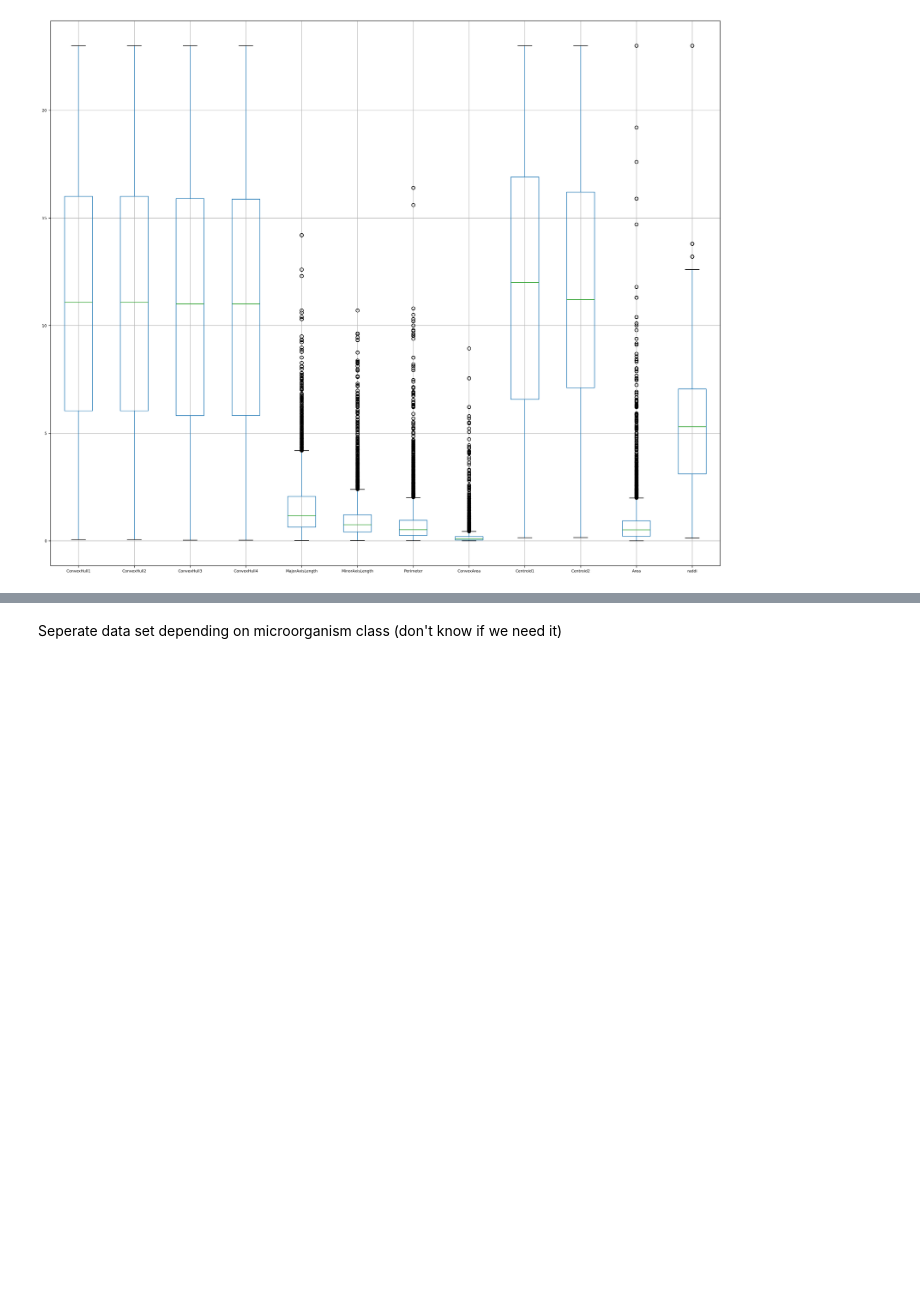
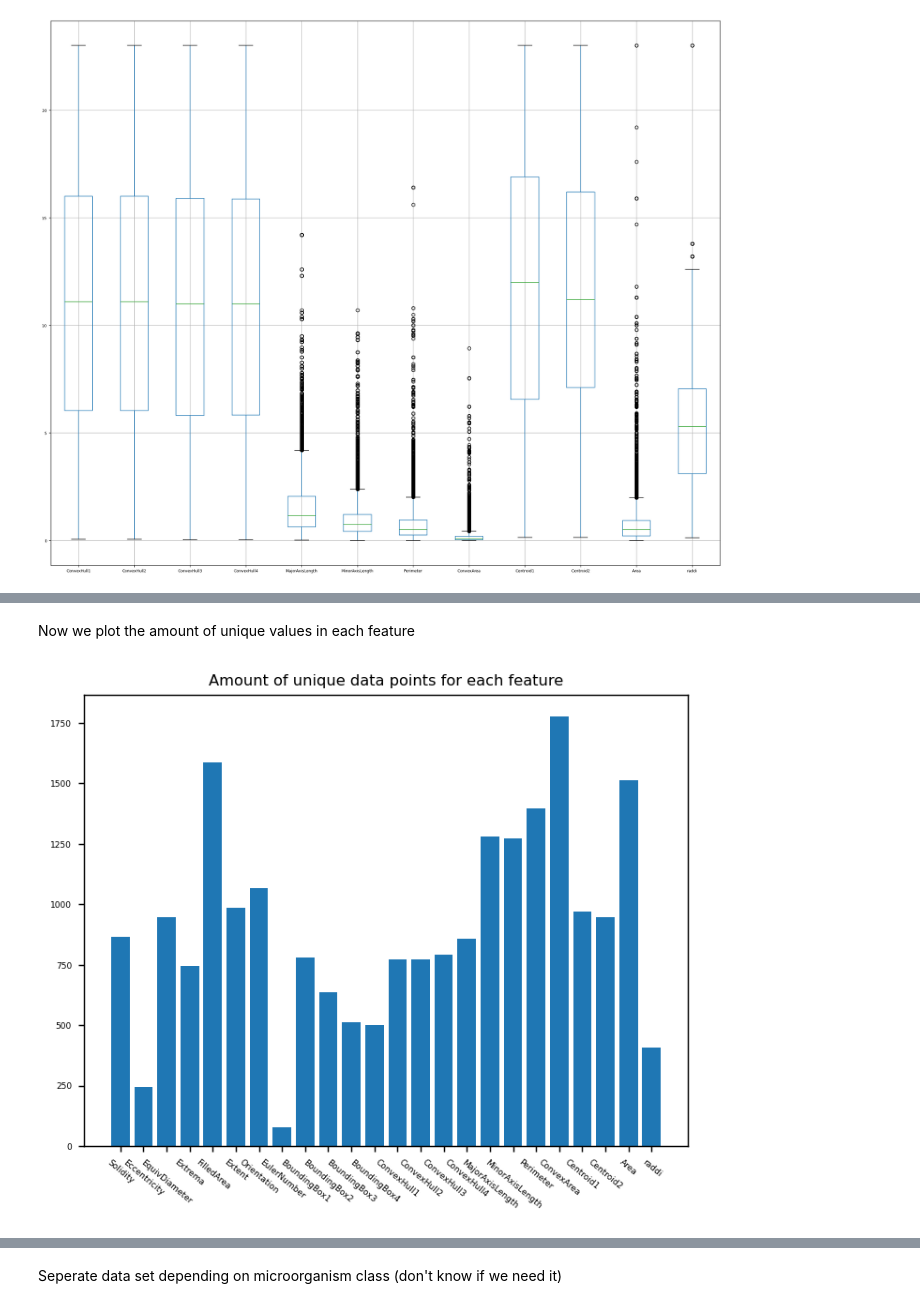
Before and after one commit to dabokva/ProjectML, a Jupyter notebook: documentation.ipynb, the cells around one changed output, grey strips where cells are left out. Saved outputs shown, nothing was run; the diff lists cells and outputs as text; code cells hidden in the pictures; blank space fills up the shorter version.

```diff
--- a/documentation.ipynb
+++ b/documentation.ipynb
@@ -220,0 +185,9 @@ max       23.000000
+# %%
+unique_classes = (df.iloc[:,-1]).unique()
+print(f'total: {len(unique_classes)} unique classes\n', unique_classes, end='\n\n')
+
+class_count = round((df.iloc[:,-1]).value_counts(normalize=True) * 100, 2)
+labels = ['Ulothrix','Volvox','Protozoa','Aspergillus sp','Yeast','Raizopus','Diatom','Pithophora','Penicillum','Spirogyra']
+
+for n in range(10):
+    print(class_count.iloc[n], '% -', labels[n])
@@ -324,0 +316,13 @@ plt.show()
+# %% [markdown]
+Now we plot the amount of unique values in each feature
+# %%
+unique_points = []
+for n in range(24):
+    unique_points.append(len((df.iloc[:,n]).unique()))
+plt.xticks(rotation= -40, fontsize=5)
+plt.yticks(fontsize=5)
+plt.bar(df.columns[:-1], unique_points)
+plt.title('Amount of unique data points for each feature', fontsize=9)
+plt.show()
+# %% [output]
+[figure, added]
```
Also changed, not shown: parts of 26 cells of this notebook.
